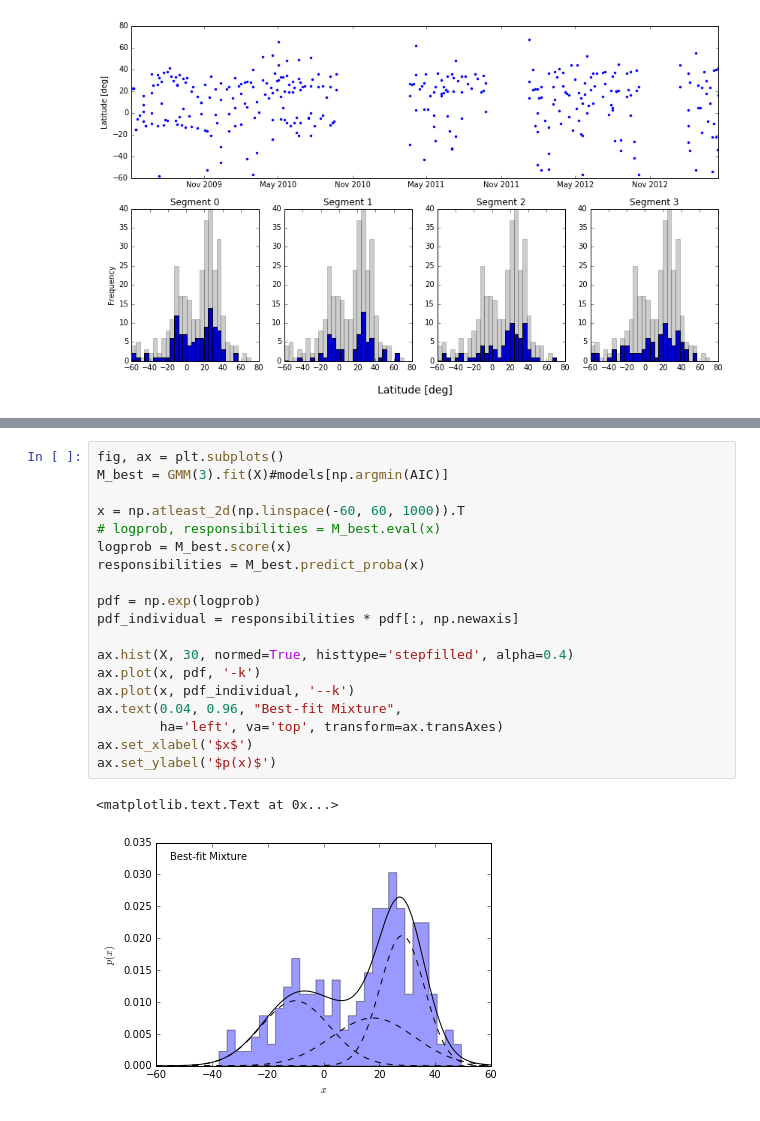
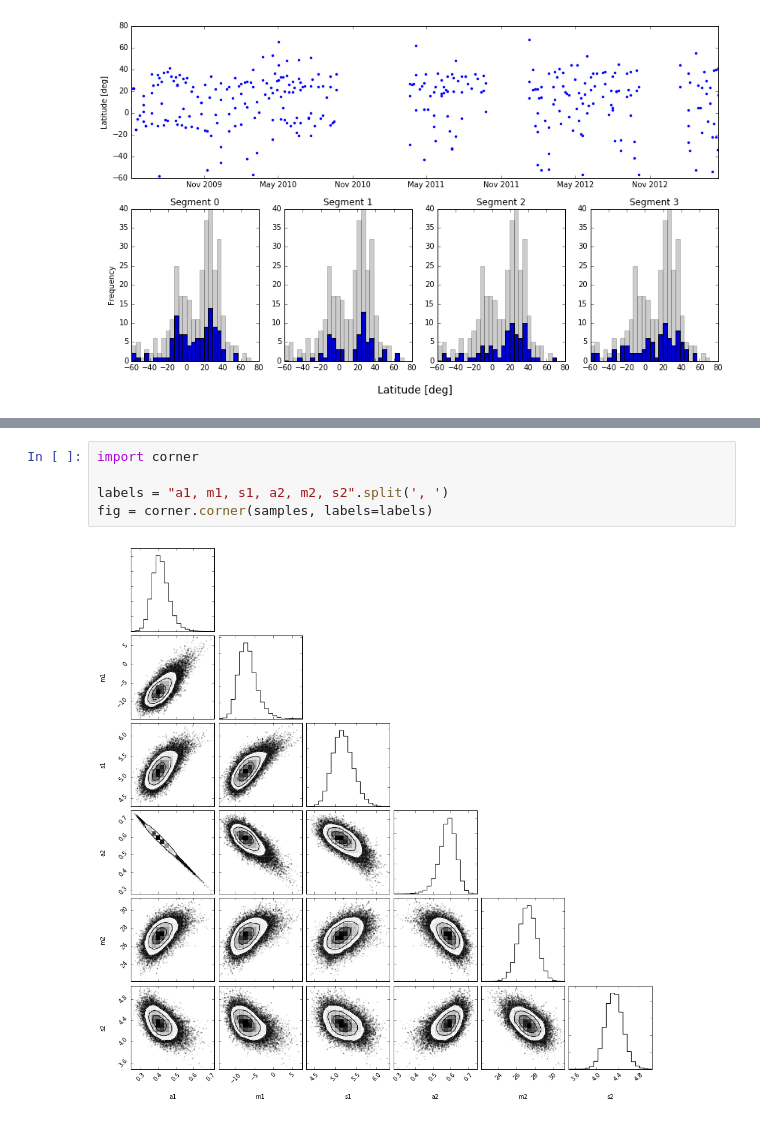
Before and after one commit to bmorris3/friedrich, a Jupyter notebook: hat11_is_90/latitude_distribution.ipynb, the cells around one changed output, grey strips where cells are left out. Cells and saved outputs as stored; diff of their text form.

```diff
--- a/hat11_is_90/latitude_distribution.ipynb
+++ b/hat11_is_90/latitude_distribution.ipynb
@@ -396,22 +228,7 @@ ax.set_ylabel('$p(x)$')
-# %%
-fig, ax = plt.subplots()
-M_best = GMM(3).fit(X)#models[np.argmin(AIC)]
-
-x = np.atleast_2d(np.linspace(-60, 60, 1000)).T
-# logprob, responsibilities = M_best.eval(x)
-logprob = M_best.score(x)
-responsibilities = M_best.predict_proba(x)
-
-pdf = np.exp(logprob)
-pdf_individual = responsibilities * pdf[:, np.newaxis]
-
-ax.hist(X, 30, normed=True, histtype='stepfilled', alpha=0.4)
-ax.plot(x, pdf, '-k')
-ax.plot(x, pdf_individual, '--k')
-ax.text(0.04, 0.96, "Best-fit Mixture",
-        ha='left', va='top', transform=ax.transAxes)
-ax.set_xlabel('$x$')
-ax.set_ylabel('$p(x)$')
-# %% [output]
-<matplotlib.text.Text at 0x...>
-[figure, removed]
+# %%
+import corner
+
+labels = "a1, m1, s1, a2, m2, s2".split(', ')
+fig = corner.corner(samples, labels=labels)
+# %% [output]
+[figure, added]
```
Also changed, not shown: parts of 25 cells of this notebook.
